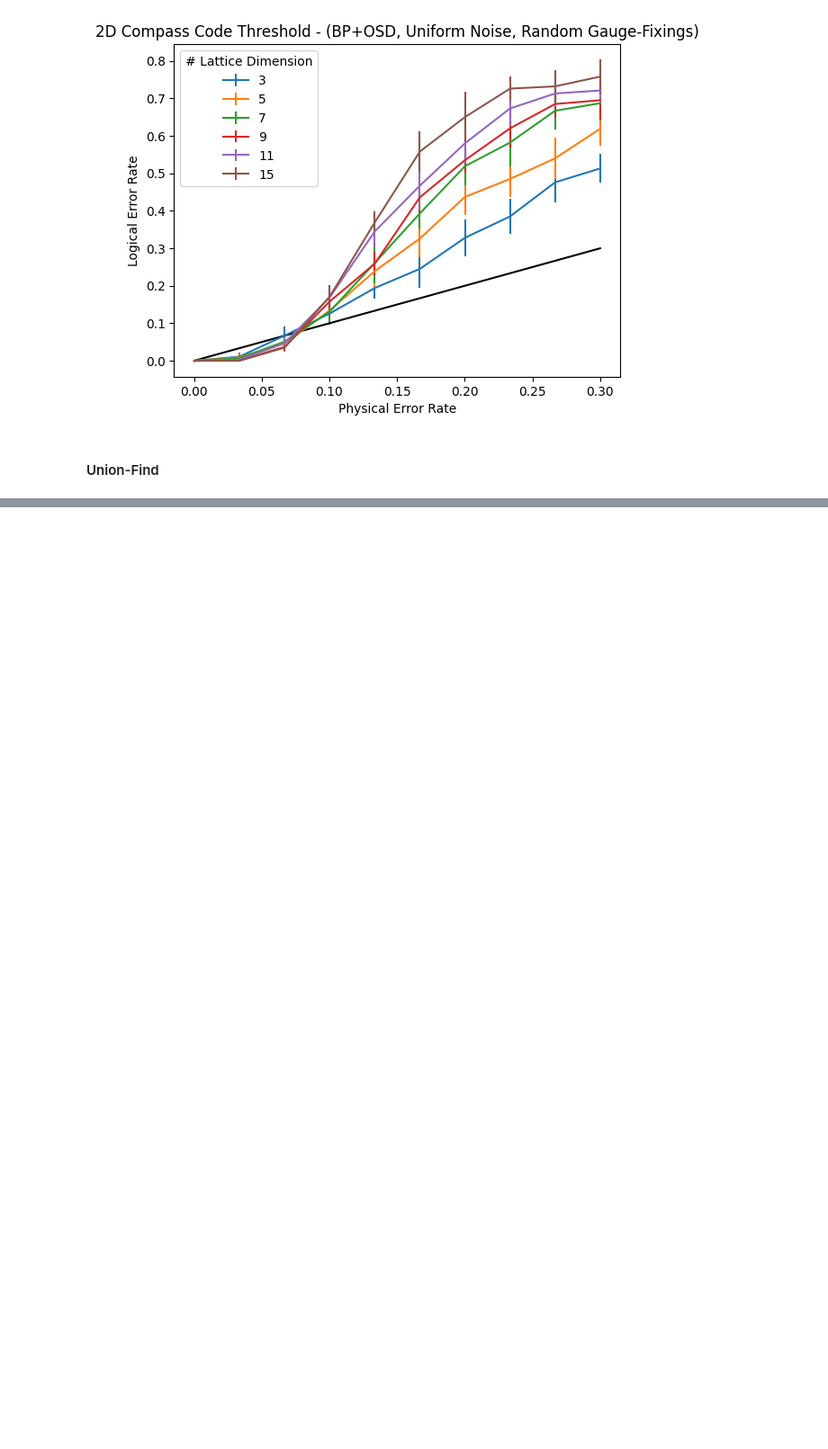
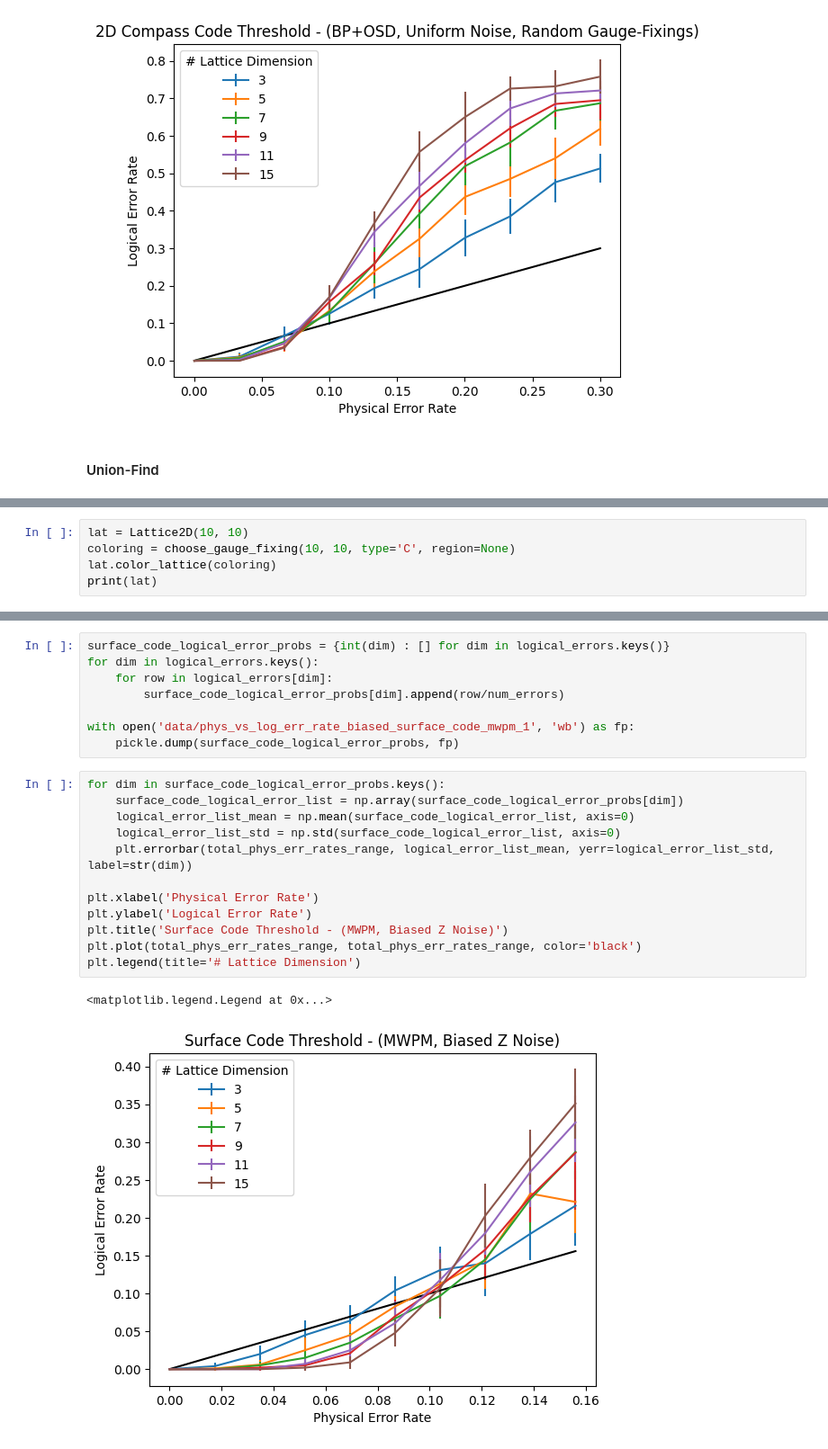
Before and after one commit to jpmarceaux/QuantumHardwareSubgroup, a Jupyter notebook: lib/systematic_code_cap_sim_v3.ipynb, the cells around one changed output, grey strips where cells are left out. Shown at 90% size. Cells and saved outputs as stored; diff of their text form; blank space fills up the shorter version.

```diff
--- a/lib/systematic_code_cap_sim_v3.ipynb
+++ b/lib/systematic_code_cap_sim_v3.ipynb
@@ -575,0 +580,5 @@ plt.legend(title='# Lattice Dimension')
+# %%
+lat = Lattice2D(10, 10)
+coloring = choose_gauge_fixing(10, 10, type='C', region=None)
+lat.color_lattice(coloring)
+print(lat)
@@ -575,0 +643,23 @@ plt.legend(title='# Lattice Dimension')
+# %%
+surface_code_logical_error_probs = {int(dim) : [] for dim in logical_errors.keys()}
+for dim in logical_errors.keys():
+    for row in logical_errors[dim]:
+        surface_code_logical_error_probs[dim].append(row/num_errors)
+
+with open('data/phys_vs_log_err_rate_biased_surface_code_mwpm_1', 'wb') as fp:
+    pickle.dump(surface_code_logical_error_probs, fp)
+# %%
+for dim in surface_code_logical_error_probs.keys():
+    surface_code_logical_error_list = np.array(surface_code_logical_error_probs[dim])
+    logical_error_list_mean = np.mean(surface_code_logical_error_list, axis=0)
+    logical_error_list_std = np.std(surface_code_logical_error_list, axis=0)
+    plt.errorbar(total_phys_err_rates_range, logical_error_list_mean, yerr=logical_error_list_std, label=str(dim))
+
+plt.xlabel('Physical Error Rate')
+plt.ylabel('Logical Error Rate')
+plt.title('Surface Code Threshold - (MWPM, Biased Z Noise)')
+plt.plot(total_phys_err_rates_range, total_phys_err_rates_range, color='black')
+plt.legend(title='# Lattice Dimension')
+# %% [output]
+<matplotlib.legend.Legend at 0x...>
+[figure, added]
```
Also changed, not shown: parts of 21 cells of this notebook, 9 other files.
